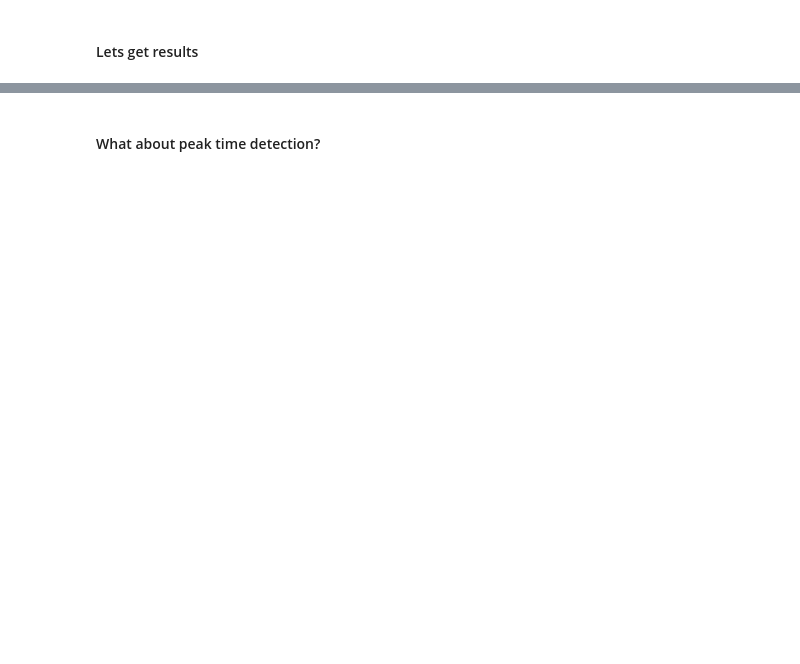
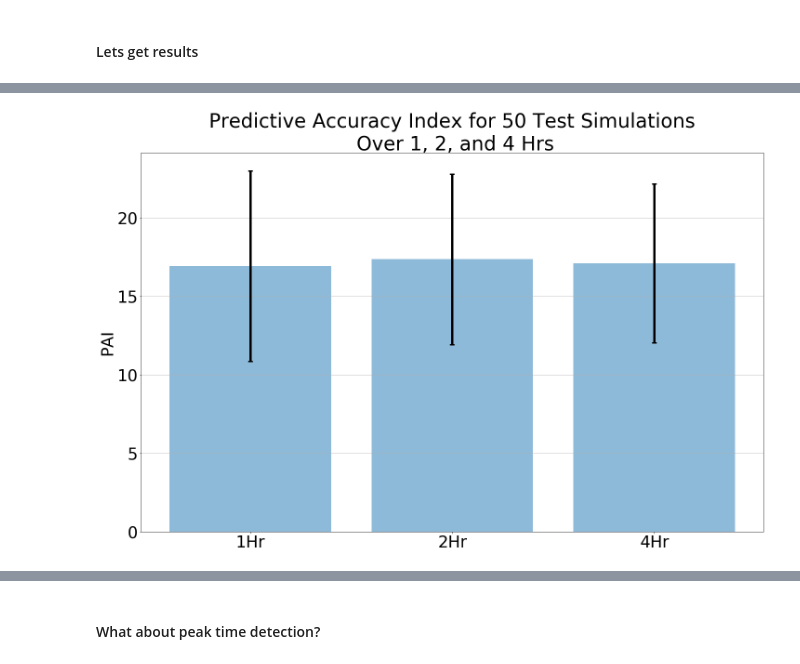
Before and after one commit to rjhosler/IUPUI-REU, a Jupyter notebook: Point Process Training w Class.ipynb, the cells around one changed output, grey strips where cells are left out. Cells and saved outputs as stored; diff of their text form; code cells hidden in the pictures; blank space fills up the shorter version.

```diff
--- a/Point Process Training w Class.ipynb
+++ b/Point Process Training w Class.ipynb
@@ -130,11 +308,10 @@ print(np.mean(pred_num_1h_sim), np.mean(real_num_1h_sim), np.mean(pai_1h_sim),
 # %%
 simulation = PointProcessRun(param_location = save_loc, save_loc = 'PPtesting.npz')
 last_t = simulation._LastTime
-max_iters = 10
 
 indices = []
 for i in range(end, len(full_data)-1):
-    if (full_data.DATE_TIME[i] - last_t).total_seconds() > 3600*2: # 4 hours in seconds
+    if (full_data.DATE_TIME[i] - last_t).total_seconds() > 3600*7: # 4 hours in seconds
         last_t = full_data.DATE_TIME[i]
         indices.append(i)
 
@@ -152,7 +329,7 @@ for i in range(0, max_iters):
     pred_num_2h.append(sum(sum(pred)))
     real_num_2h.append(sum(sum(real)))
     pai_2h.append(pai)
-    #simulation.update_from_new_inputs(test_points)
+    simulation.update_from_new_inputs(test_points)
 
 
 simulation = PointProcessRun(param_location = save_loc, save_loc = 'PPtesting.npz')
@@ -168,4 +345,4 @@ for i in range(0, max_iters):
     pred_num_2h_sim.append(sum(sum(pred)))
     real_num_2h_sim.append(sum(sum(real)))
     pai_2h_sim.append(pai)
-    #simulation.update_from_new_inputs(test_points)
+    simulation.update_from_new_inputs(test_points)
@@ -182,11 +405,10 @@ print(np.mean(pred_num_2h_sim), np.mean(real_num_2h_sim), np.mean(pai_2h_sim),
 # %%
 simulation = PointProcessRun(param_location = save_loc, save_loc = 'PPtesting.npz')
 last_t = simulation._LastTime
-max_iters = 10
 
 indices = []
 for i in range(end, len(full_data)-1):
-    if (full_data.DATE_TIME[i] - last_t).total_seconds() > 3600*4: # 4 hours in seconds
+    if (full_data.DATE_TIME[i] - last_t).total_seconds() > 3600*9: # 4 hours in seconds
         last_t = full_data.DATE_TIME[i]
         indices.append(i)
 
@@ -204,7 +426,7 @@ for i in range(0, max_iters):
     pred_num_4h.append(sum(sum(pred)))
     real_num_4h.append(sum(sum(real)))
     pai_4h.append(pai)
-    #simulation.update_from_new_inputs(test_points)
+    simulation.update_from_new_inputs(test_points)
 
 
 simulation = PointProcessRun(param_location = save_loc, save_loc = 'PPtesting.npz')
@@ -220,4 +442,4 @@ for i in range(0, max_iters):
     pred_num_4h_sim.append(sum(sum(pred)))
     real_num_4h_sim.append(sum(sum(real)))
     pai_4h_sim.append(pai)
-    #simulation.update_from_new_inputs(test_points)
+    simulation.update_from_new_inputs(test_points)
@@ -268,34 +539,50 @@ plt.plot(x, x)
 # %%
-
+'''
 labels=['1Hr',
         '1Hr w/sim',
         '2Hr',
         '2Hr w/sim',
         '4Hr',
         '4Hr w/sim']
 
 x_pos = np.arange(len(labels))
 CTEs = [np.mean(pai_1h),
         np.mean(pai_1h_sim),
         np.mean(pai_2h),
         np.mean(pai_2h_sim),
         np.mean(pai_4h),
         np.mean(pai_4h_sim)]
 
 error = [np.std(pai_1h),
          np.std(pai_1h_sim),
          np.std(pai_2h),
          np.std(pai_2h_sim),
          np.std(pai_4h),
          np.std(pai_4h_sim)]
+'''
+
+labels=['1Hr',
+        '2Hr',
+        '4Hr']
+
+x_pos = np.arange(len(labels))
+CTEs = [np.mean(pai_1h),
+        np.mean(pai_2h),
+        np.mean(pai_4h)]
+
+error = [np.std(pai_1h),
+         np.std(pai_2h),
+         np.std(pai_4h)]
 
 fig, ax = plt.subplots(figsize=(24,15))
-
-ax.bar(x_pos, CTEs, yerr = error,color=[11/255,122/255,117/255], alpha=0.5, ecolor='black', capsize=5,error_kw=dict(lw=5, capsize=5, capthick=3))
+# color=[11/255,122/255,117/255],
+ax.bar(x_pos, CTEs, yerr = error,alpha=0.5, ecolor='black', capsize=5,error_kw=dict(lw=5, capsize=5, capthick=3))
 ax.set_ylabel("PAI")
 ax.set_xticks(x_pos)
 ax.set_xticklabels(labels)
 #ax.set_title("Average PAI for 20 predicions over 1, 2, and 4 hours \nfor 50 by 50 grid (cell size of .16 mi^2)")
 ax.yaxis.grid(True)
-
+plt.title("Predictive Accuracy Index for 50 Test Simulations\n Over 1, 2, and 4 Hrs")
 plt.show()
+# %% [output]
+[figure, added]
```
Also changed, not shown: parts of 40 cells of this notebook.
